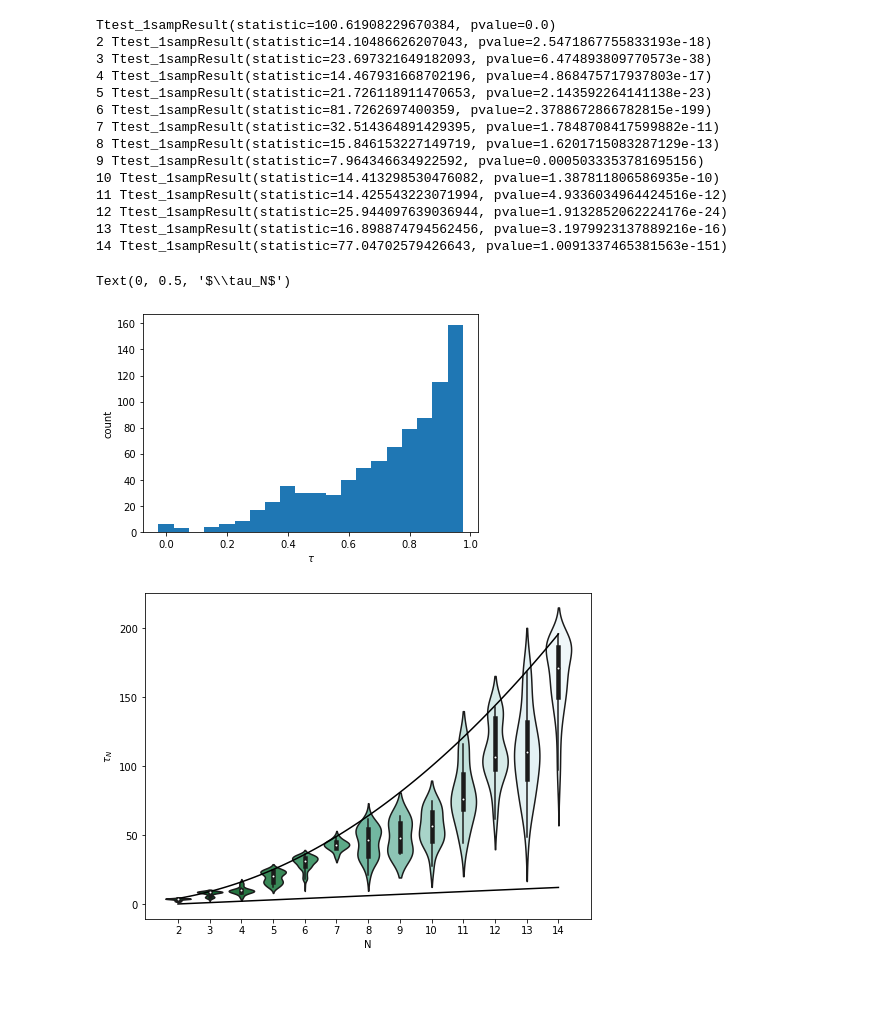
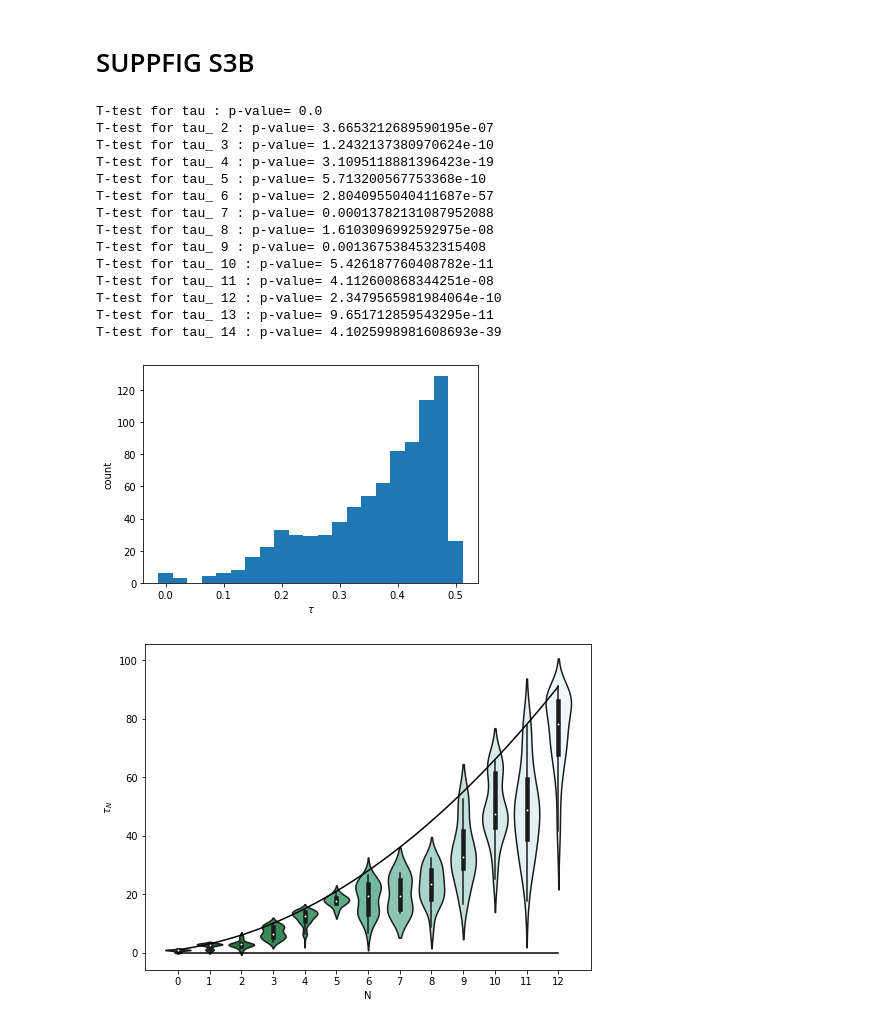
Before and after one commit to PabloCatalan/atlas, a Jupyter notebook: supp_figures.ipynb, the cells around one changed output. Drawn from its saved outputs; the diff is of its cells as text; code cells hidden in the pictures; blank space fills up the shorter version.

```diff
--- a/supp_figures.ipynb
+++ b/supp_figures.ipynb
@@ -7,13 +143,12 @@ from functions import *
 # %%
-#SUPP FIG S3a
-
 #CONTROLS
 Y=range(2004,2018)
 bins=np.arange(-10.5,11.5,1)
 z=np.zeros(len(bins))
 NL=[100,1000,10000]
 #POSITIVE CONTROL
-for N in NL:
+fig=plt.figure(figsize=(12,36))
+for i,N in enumerate(NL):
     H=[z for y in Y]
     for j,y in enumerate(Y):
         RD=np.random.normal(0.0,1.0,N)
@@ -22,12 +157,13 @@ for N in NL:
     H=np.array(H)
     R=np.corrcoef(H)
     tau,tauN=tautest(R)
-    fig=plt.figure()
-    ax=plt.gca()
+    ax=fig.add_subplot(1,len(NL),i+1)
     I=corrplot(R,Y,ax,fig,'Positive control, N='+str(N)+', tau='+str(tau)[0:5])
+fig.tight_layout()
 
 #NEGATIVE CONTROL
-for N in NL:
+fig=plt.figure(figsize=(12,36))
+for i,N in enumerate(NL):
     H=[z for y in Y]
     for j,y in enumerate(Y):
         RD=np.random.randint(-10,10+1,N)+np.random.normal(0,1,N)
@@ -36,7 +172,7 @@ for N in NL:
     H=np.array(H)
     R=np.corrcoef(H)
     tau,tauN=tautest(R)
-    fig=plt.figure()
-    ax=plt.gca()
+    ax=fig.add_subplot(1,len(NL),i+1)
     I=corrplot(R,Y,ax,fig,'Negative control, N='+str(N)+', tau='+str(tau)[0:5])
+fig.tight_layout()
 # %% [output]
@@ -49,52 +181,54 @@ for N in NL:
+# %% [markdown]
+# SUPPFIG S3B
 # %%
-#SUPP FIG S3B
-from scipy import stats
-import seaborn as sns
 DFdist=pd.read_csv('results/correlations/tau_test.csv')
 #T-TEST FOR ALL ATLAS
 T=stats.ttest_1samp(DFdist['Tau'],0.0)
-print(T)
+print('T-test for tau',': p-value=',T[1])
 #T-TEST FOR EVERY N
 for N in range(2,15):
     DFN=DFdist[DFdist['N']==N]
-    TN=stats.ttest_1samp(DFN['TauN'],N)
-    print(N,TN)
+    TN=stats.ttest_1samp(DFN['TauN'],N*(N-1)/2)
+    print('T-test for tau_',N,': p-value=',TN[1])
 
 #PLOT HISTOGRAM OF TAUS
-bins=list(np.arange(0.0,1.05,0.05))
+bins=list(np.arange(0.0,0.55,0.025))
 fig=plt.figure()
 ax=plt.gca()
 n1,b1=np.histogram(DFdist['Tau'], bins=bins)
 width=bins[1]-bins[0]
 ax.bar(b1[0:-1],n1,width=width)
 ax.set_xlabel('$\\tau$')
 ax.set_ylabel('count')
 ax.yaxis.set_major_formatter(FormatStrFormatter('%d'))
 ax.xaxis.set_major_formatter(FormatStrFormatter('%.1f'))
 
 #PLOT TAU VERSUS N
 fig=plt.figure(figsize=(8,6))
 ax=sns.violinplot(y="TauN",x="N",data=DFdist, scale='width',
                   palette='BuGn_r', inner='box')
+ax.set_ylabel('$\\tau_N$')
 xp=np.linspace(0,12,100)
-ax.plot(xp,(xp+2)**2,'k-')
-ax.plot(xp,xp,'k-')
-ax.set_ylabel('$\\tau_N$')
+xp2=np.linspace(2,14,100)
+yp=xp2*(xp2-1)/2
+ax.plot(xp,yp,'k-')
+ax.plot(xp,[0 for z in xp],'k-')
+ax.yaxis.set_major_formatter(FormatStrFormatter('%d'))
+ax.xaxis.set_major_formatter(FormatStrFormatter('%d'))
 # %% [output]
-Ttest_1sampResult(statistic=100.61908229670384, pvalue=0.0)
-2 Ttest_1sampResult(statistic=14.10486626207043, pvalue=2.5471867755833193e-18)
-3 Ttest_1sampResult(statistic=23.697321649182093, pvalue=6.474893809770573e-38)
-4 Ttest_1sampResult(statistic=14.467931668702196, pvalue=4.868475717937803e-17)
-5 Ttest_1sampResult(statistic=21.726118911470653, pvalue=2.143592264141138e-23)
-6 Ttest_1sampResult(statistic=81.7262697400359, pvalue=2.3788672866782815e-199)
-7 Ttest_1sampResult(statistic=32.514364891429395, pvalue=1.7848708417599882e-11)
-8 Ttest_1sampResult(statistic=15.846153227149719, pvalue=1.6201715083287129e-13)
-9 Ttest_1sampResult(statistic=7.964346634922592, pvalue=0.0005033353781695156)
-10 Ttest_1sampResult(statistic=14.413298530476082, pvalue=1.387811806586935e-10)
-11 Ttest_1sampResult(statistic=14.425543223071994, pvalue=4.9336034964424516e-12)
-12 Ttest_1sampResult(statistic=25.944097639036944, pvalue=1.9132852062224176e-24)
-13 Ttest_1sampResult(statistic=16.898874794562456, pvalue=3.1979923137889216e-16)
-14 Ttest_1sampResult(statistic=77.04702579426643, pvalue=1.0091337465381563e-151)
+T-test for tau : p-value= 0.0
+T-test for tau_ 2 : p-value= 3.6653212689590195e-07
+T-test for tau_ 3 : p-value= 1.2432137380970624e-10
+T-test for tau_ 4 : p-value= 3.1095118881396423e-19
+T-test for tau_ 5 : p-value= 5.713200567753368e-10
+T-test for tau_ 6 : p-value= 2.8040955040411687e-57
+T-test for tau_ 7 : p-value= 0.00013782131087952088
+T-test for tau_ 8 : p-value= 1.6103096992592975e-08
+T-test for tau_ 9 : p-value= 0.0013675384532315408
+T-test for tau_ 10 : p-value= 5.426187760408782e-11
+T-test for tau_ 11 : p-value= 4.112600868344251e-08
+T-test for tau_ 12 : p-value= 2.3479565981984064e-10
+T-test for tau_ 13 : p-value= 9.651712859543295e-11
+T-test for tau_ 14 : p-value= 4.1025998981608693e-39
-Text(0, 0.5, '$\\tau_N$')
-[figure, old version]
+[figure, new version]
-[figure, old version]
+[figure, new version]
```
Also changed, not shown: parts of 40 cells of this notebook, 2 other files.
